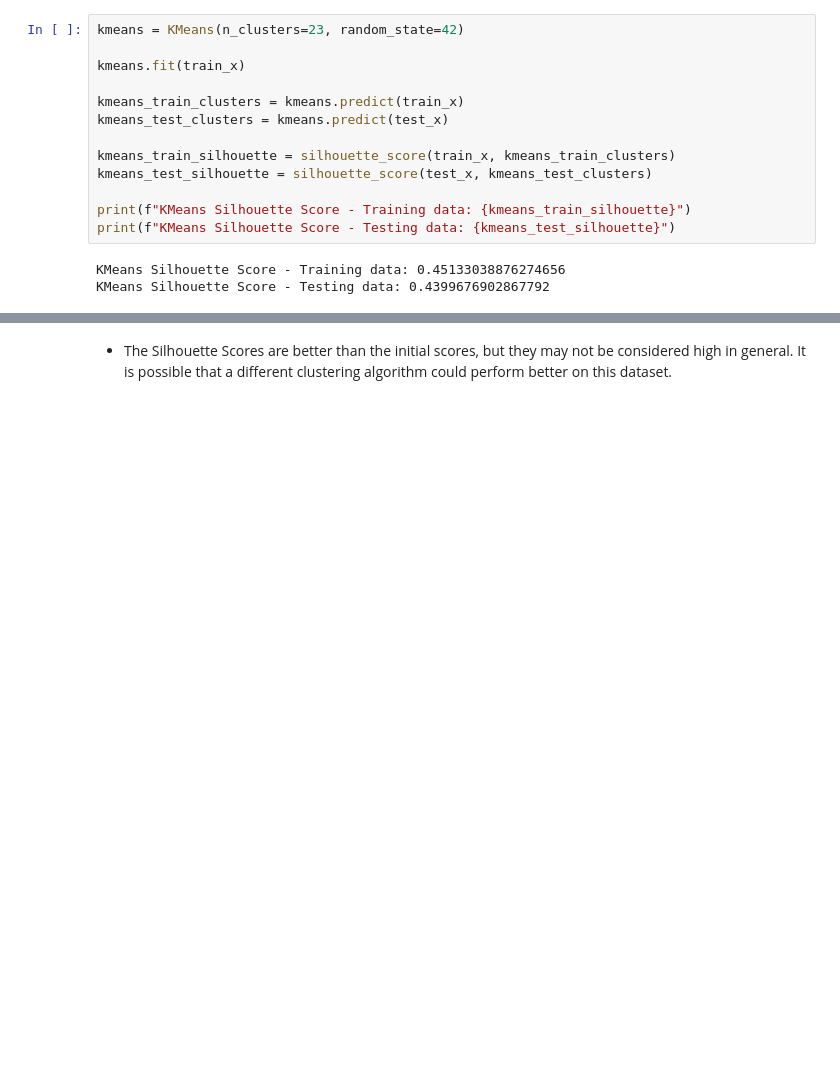
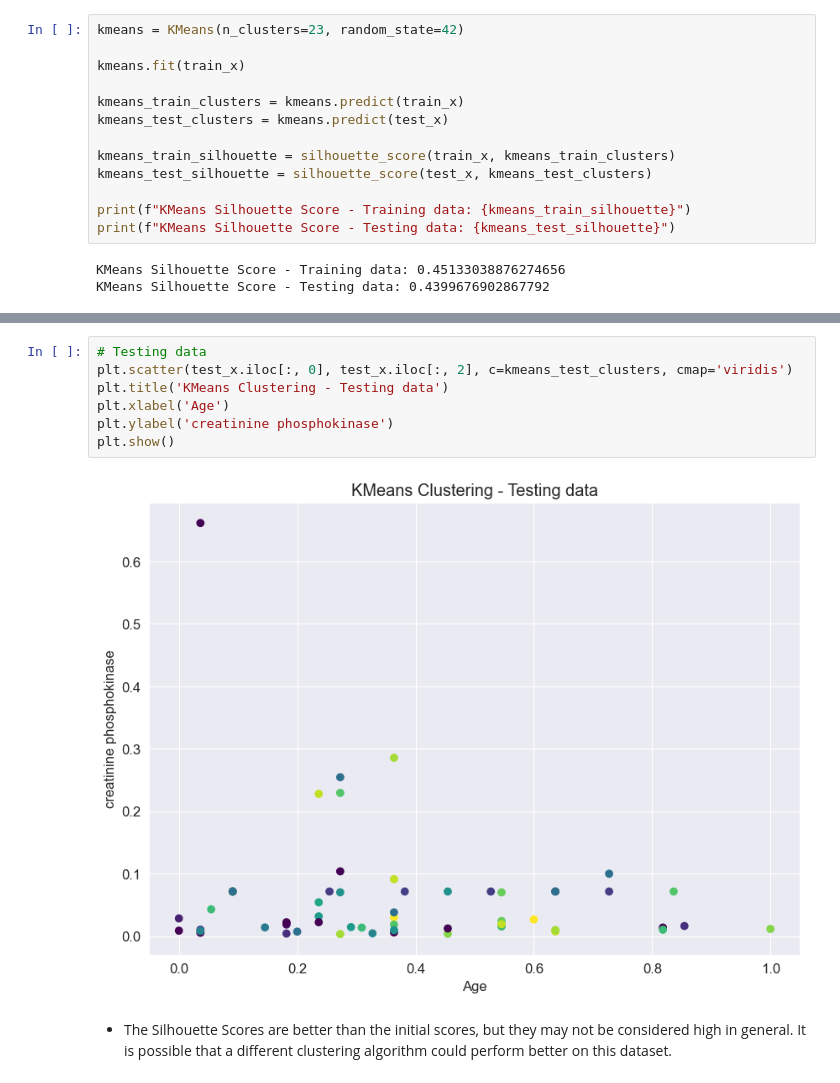
Before and after one commit to ndminhvn/UH-COSC3337, a Jupyter notebook: Homeworks/HW4/hw4_student/Nguyen_Minh_3337_HW4.ipynb, the cells around one changed output, grey strips where cells are left out. Drawn from its saved outputs; the diff is of its cells as text; blank space fills up the shorter version.

```diff
--- a/Homeworks/HW4/hw4_student/Nguyen_Minh_3337_HW4.ipynb
+++ b/Homeworks/HW4/hw4_student/Nguyen_Minh_3337_HW4.ipynb
@@ -303,3 +323,12 @@ KMeans Silhouette Score - Testing data: 0.4399676902867792
+# %%
+# Testing data
+plt.scatter(test_x.iloc[:, 0], test_x.iloc[:, 2], c=kmeans_test_clusters, cmap='viridis')
+plt.title('KMeans Clustering - Testing data')
+plt.xlabel('Age')
+plt.ylabel('creatinine phosphokinase')
+plt.show()
+# %% [output]
+[figure, added]
 # %% [markdown]
 - The Silhouette Scores are better than the initial scores, but they may not be considered high in general.  It is possible that a different clustering algorithm could perform better on this dataset.
 # %%
```
Also changed, not shown: parts of 17 cells of this notebook.
